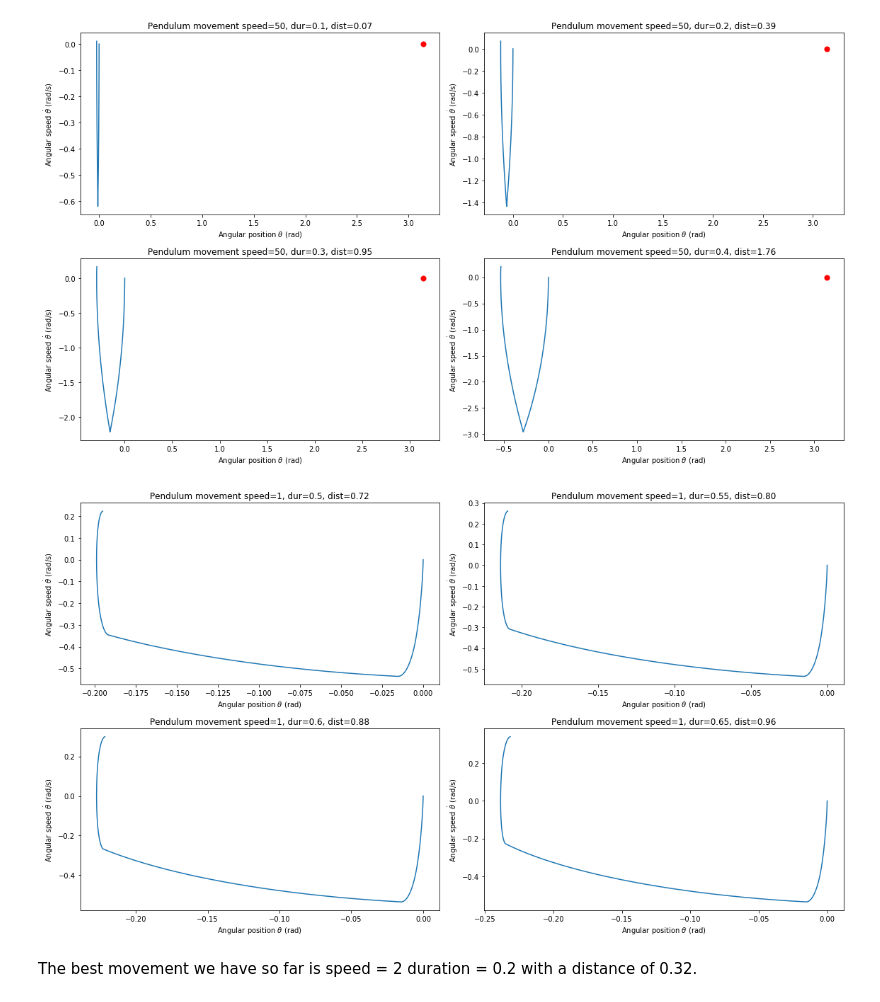
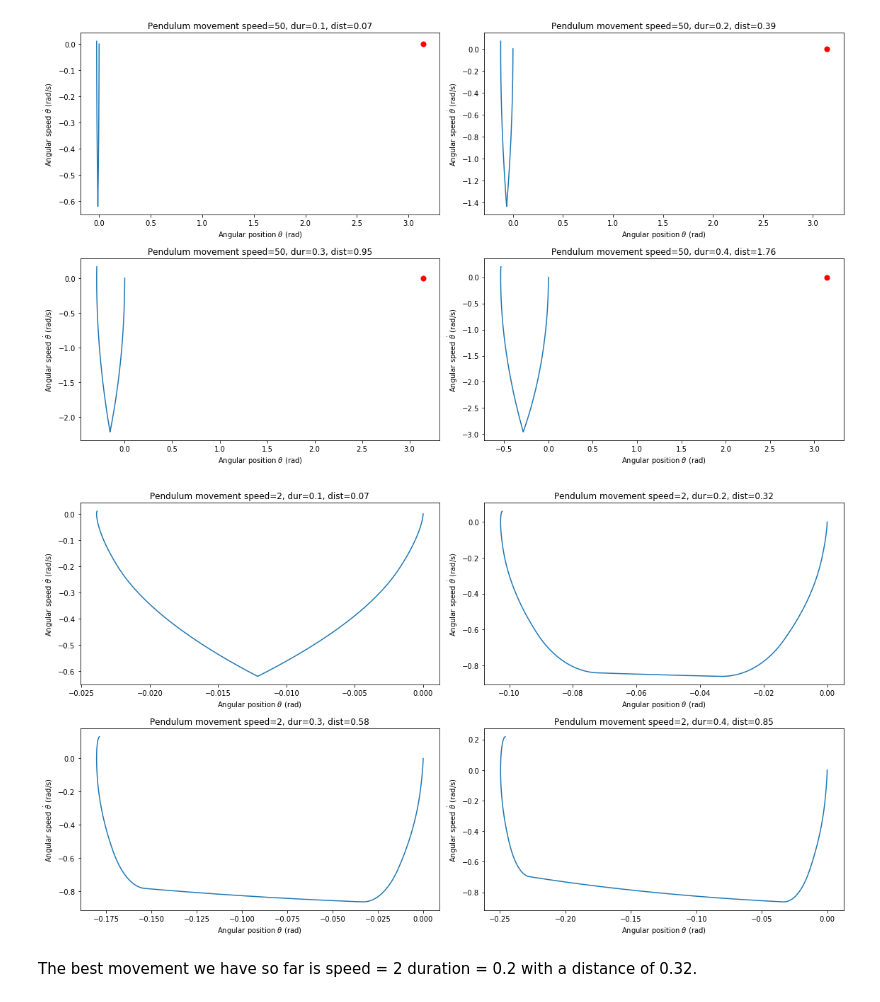
Before and after one commit to mitsyprada/Pendulum-project, a Jupyter notebook: Smart_Systems_Lab_3_answers.ipynb, the cells around one changed output. Cells and saved outputs as stored; diff of their text form; code cells hidden in the pictures.

```diff
--- a/Smart_Systems_Lab_3_answers.ipynb
+++ b/Smart_Systems_Lab_3_answers.ipynb
@@ -618,17 +618,17 @@ plt.show()
 # %% [output]
 [figure]
 # %%
-speeds = [2, 2, 2, 2]
-durations = [1, 2, 3, 4]
+speeds = [10, 10, 10, 10]
+durations = np.linspace(2.446, 2.45, 4) #[2, 3, 5, 10]
 # set the plot
-fig, axs = plt.subplots(2, 2,figsize=(16,9))
+fig, axs = plt.subplots(2, 2, figsize=(16,9))
 ax = axs.reshape(-1)
 # calculate and plot
 for n in range(4):
 
     # trace the movement
     motor = Motor_Acc(direction, speeds[n], durations[n],dt)
-    theta_sum, theta_dot_sum = state_with_motor(durations[n])
+    theta_sum, theta_dot_sum = state_with_motor(2*durations[n])
 
     # plot it
     ax[n].plot(theta_sum, theta_dot_sum)
@@ -695,29 +695,29 @@ plt.show()
 [figure]
 # %%
 
-speeds = [1, 1, 1, 1]
-durations = [0.5, 0.55, 0.6, 0.65]
+speeds = [2, 2, 2, 2]
+durations = [0.1, 0.2, 0.3, 0.4]
 
 # set the plot
 fig, axs = plt.subplots(2, 2,figsize=(16,9))
 ax = axs.reshape(-1)
 # calculate and plot the
 for n in range(4):
 
     # trace the movement
     motor = Motor_Acc(direction, speeds[n], durations[n],dt)
     theta_sum, theta_dot_sum = state_with_motor(durations[n])
 
     # plot it
     ax[n].plot(theta_sum, theta_dot_sum)
     ax[n].set_title('Pendulum movement speed={}, dur={}, dist={:.2f}'.format(speeds[n], durations[n], motor.dist))
     ax[n].set_xlabel(r'Angular position $\theta$ (rad)')
     ax[n].set_ylabel(r'Angular speed $\dot{\theta}$ (rad/s)')
 
 plt.tight_layout()
 plt.show()
 # %% [output]
-[figure, old version]
+[figure, new version]
 # %% [markdown]
 The best movement we have so far is speed = 2 duration = 0.2 with a distance of 0.32.
 # %% [markdown]
```
Also changed, not shown: parts of 31 cells of this notebook.
